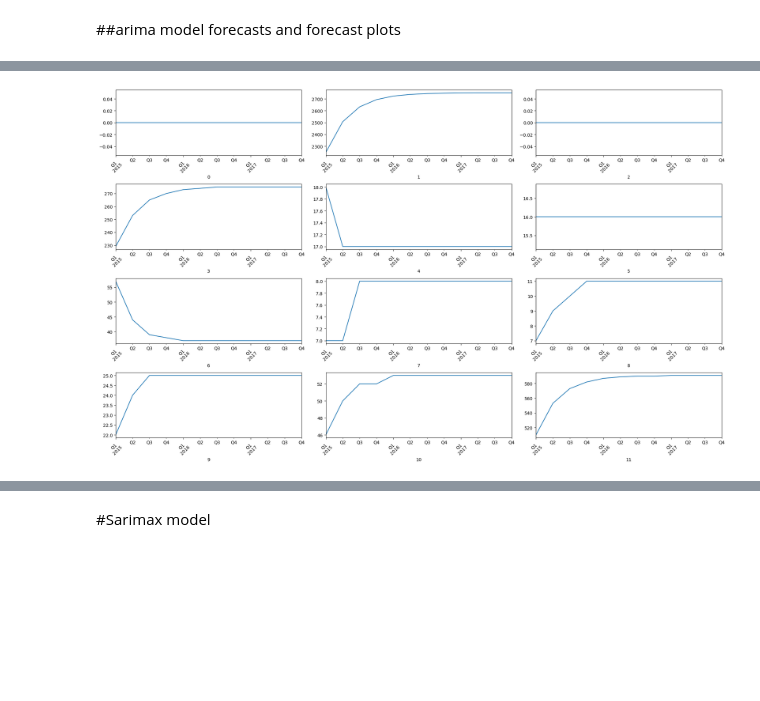
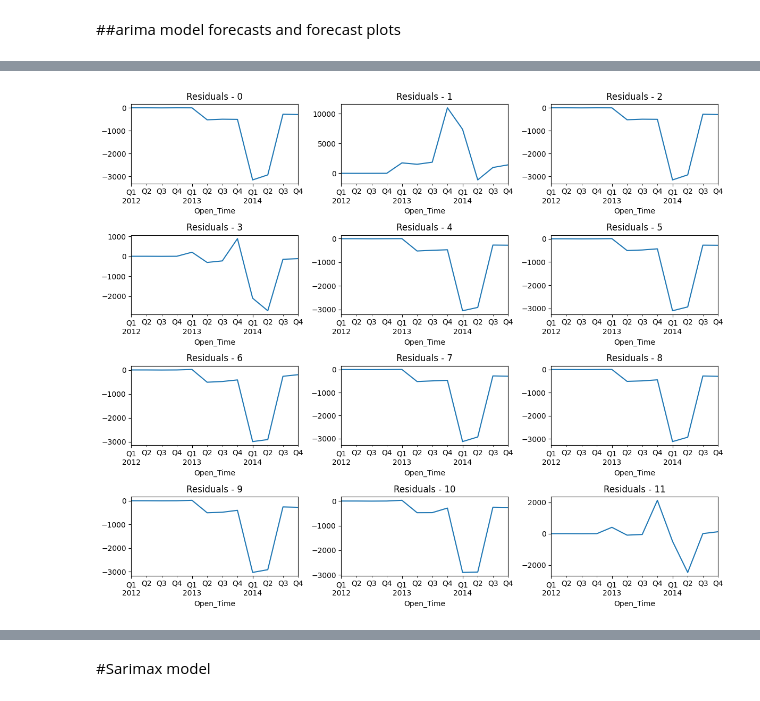
Before and after one commit to Manohar1805/ITSM-TICKET-MANAGEMENT, a Jupyter notebook: Copy_of_TICKET_MANAGEMENT_updated.ipynb, the cells around one changed output, grey strips where cells are left out. Cells and saved outputs as stored; diff of their text form; code cells hidden in the pictures; blank space fills up the shorter version.

```diff
--- a/Copy_of_TICKET_MANAGEMENT_updated.ipynb
+++ b/Copy_of_TICKET_MANAGEMENT_updated.ipynb
@@ -1380,12 +1500,10 @@ plt.tight_layout()
 ##arima model forecasts and forecast plots
 # %%
 #  Perform the forecasting for each column
-arima_forecast = pd.DataFrame()
+arima_forecast = {}
 steps = 12
 for column in quaterly_data.columns:
-    model = ARIMA(quaterly_data[column], order=(1, 0, 0))  # ARIMA(1, 0, 0) model
+    model = ARIMA(quaterly_data[column], order=(1, 2, 1))  # ARIMA(1, 0, 0) model
     model_fit = model.fit()
     forecast = model_fit.forecast(steps=steps)
     arima_forecast[column] = forecast
-# %%
-arima_forecast=arima_forecast.astype(int)
@@ -1408,12 +1515,15 @@ arima_forecast
 # %%
-plt.figure(figsize=(20,12))
-pl_no=1
-for i in arima_forecast.columns:
-  plt.subplot(4,3,pl_no)
-  arima_forecast[i].plot()
-  plt.xlabel(i)
-  plt.xticks(rotation=45)
-  pl_no+=1
+plt.figure(figsize=(12, 10))
+pl_no = 1
+
+for column, results in arima_forecast.items():
+    residuals = quaterly_data[column] - model_fit.fittedvalues
+    plt.subplot(4, 3, pl_no)
+    residuals.plot()
+    plt.title(f'Residuals - {column}')
+    pl_no += 1
+
 plt.tight_layout()
+plt.show()
 # %% [output]
-[figure, old version]
+[figure, new version]
```
Also changed, not shown: parts of 38 cells of this notebook.
